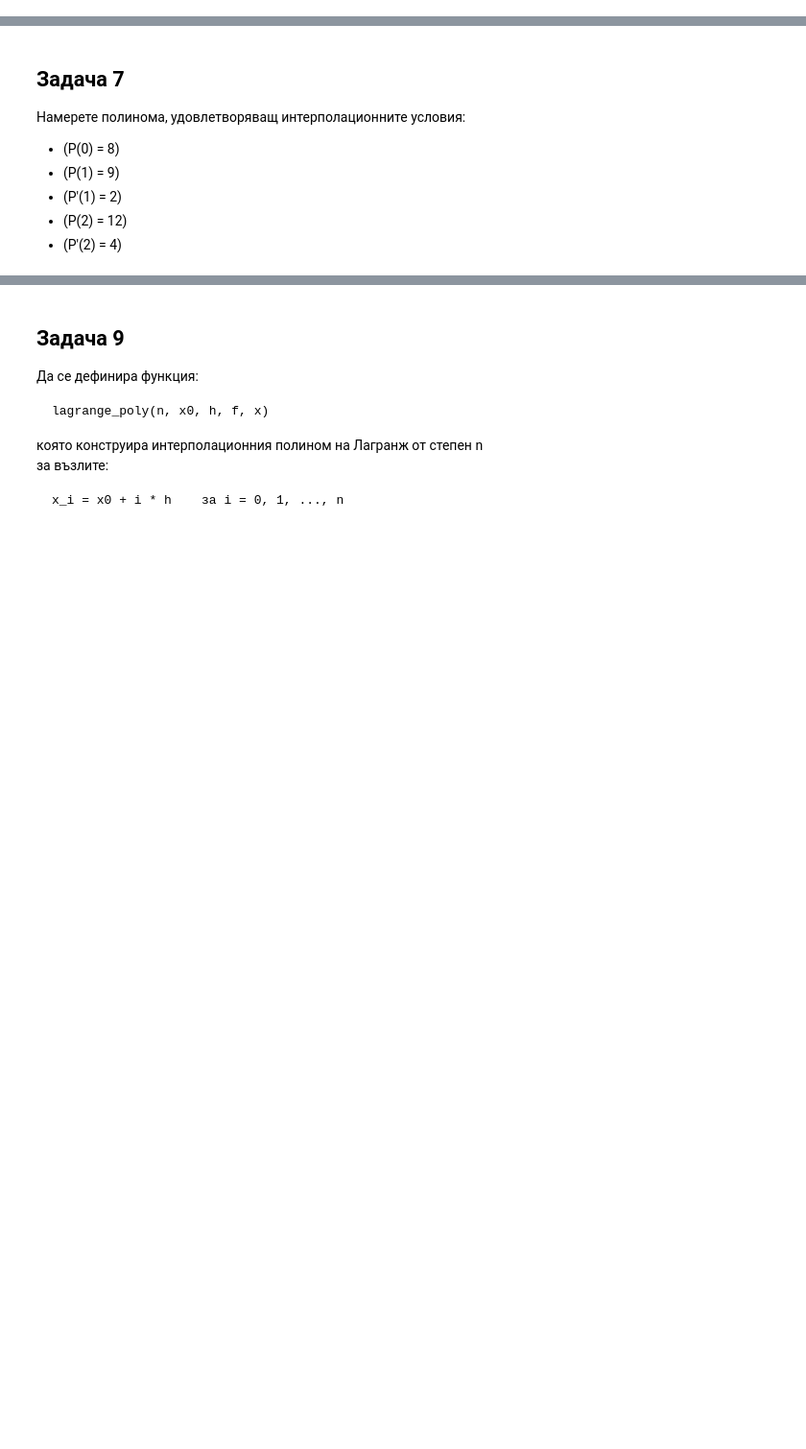
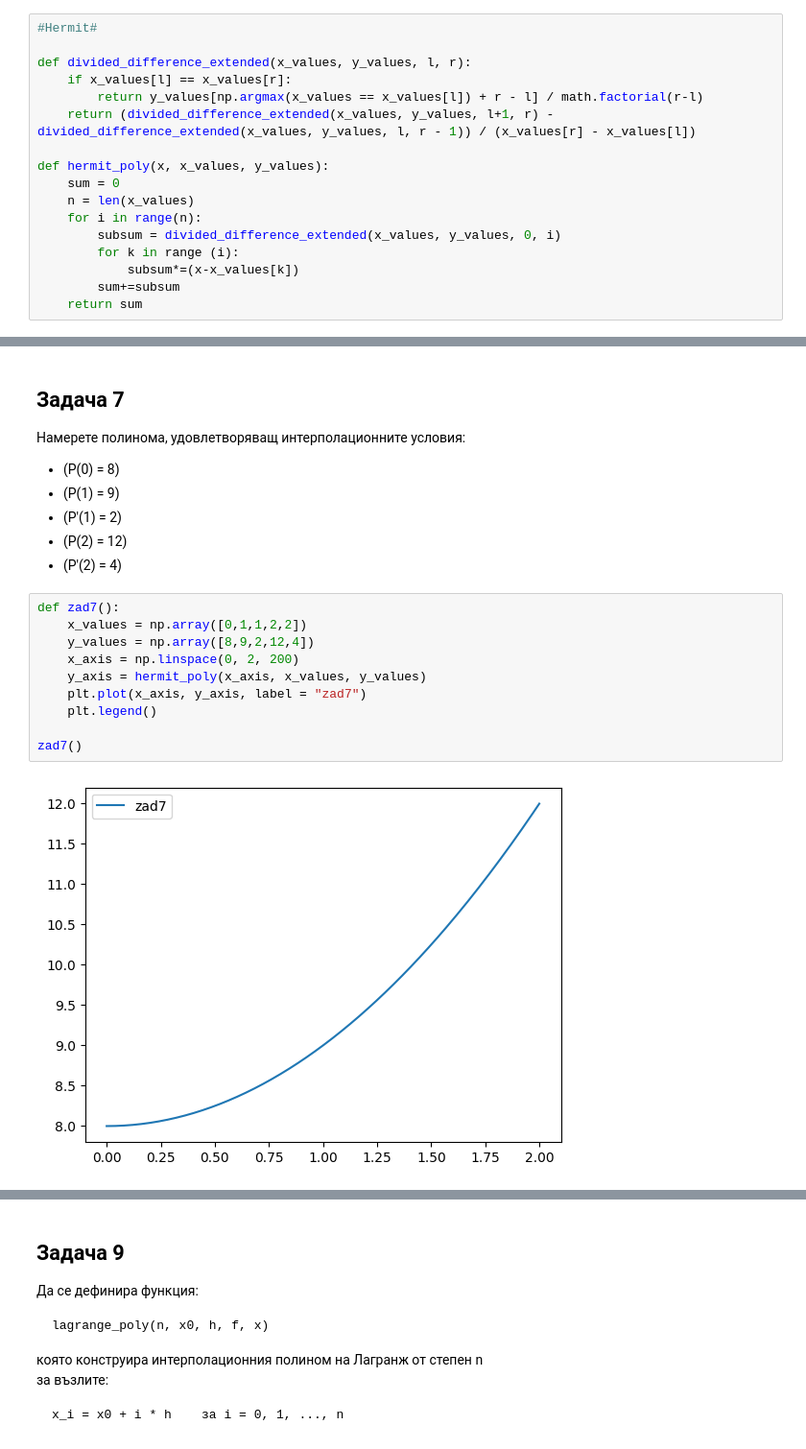
Before and after one commit to tmkayy/FMI, a Jupyter notebook: Numerical Analysis/practice/k1practice.ipynb, the cells around one changed output, grey strips where cells are left out. Shown: that part at 96% size. Drawn from its saved outputs; the diff is of its cells as text; blank space fills up the shorter version.

```diff
--- a/Numerical Analysis/practice/k1practice.ipynb
+++ b/Numerical Analysis/practice/k1practice.ipynb
@@ -50,3 +57,20 @@ def chebishev(n):
+# %%
+#Hermit#
+
+def divided_difference_extended(x_values, y_values, l, r):
+    if x_values[l] == x_values[r]:
+        return y_values[np.argmax(x_values == x_values[l]) + r - l] / math.factorial(r-l)
+    return (divided_difference_extended(x_values, y_values, l+1, r) - divided_difference_extended(x_values, y_values, l, r - 1)) / (x_values[r] - x_values[l])
+
+def hermit_poly(x, x_values, y_values):
+    sum = 0
+    n = len(x_values)
+    for i in range(n):
+        subsum = divided_difference_extended(x_values, y_values, 0, i)
+        for k in range (i):
+            subsum*=(x-x_values[k])
+        sum+=subsum
+    return sum
 # %% [markdown]
 Задача 1. Да се построи интерполационният полином на Лагранж за
 таблицата:
@@ -226,6 +250,18 @@ zad6()
 - \(P'(1) = 2\)
 - \(P(2) = 12\)
 - \(P'(2) = 4\)
+# %%
+def zad7():
+    x_values = np.array([0,1,1,2,2])
+    y_values = np.array([8,9,2,12,4])
+    x_axis = np.linspace(0, 2, 200)
+    y_axis = hermit_poly(x_axis, x_values, y_values)
+    plt.plot(x_axis, y_axis, label = "zad7")
+    plt.legend()
+
+zad7()
+# %% [output]
+[figure, added]
 # %% [markdown]
 ## Задача 8
 Да се приближи функцията $f(x)=\cos x$:
```
Also changed, not shown: parts of 8 cells of this notebook.
